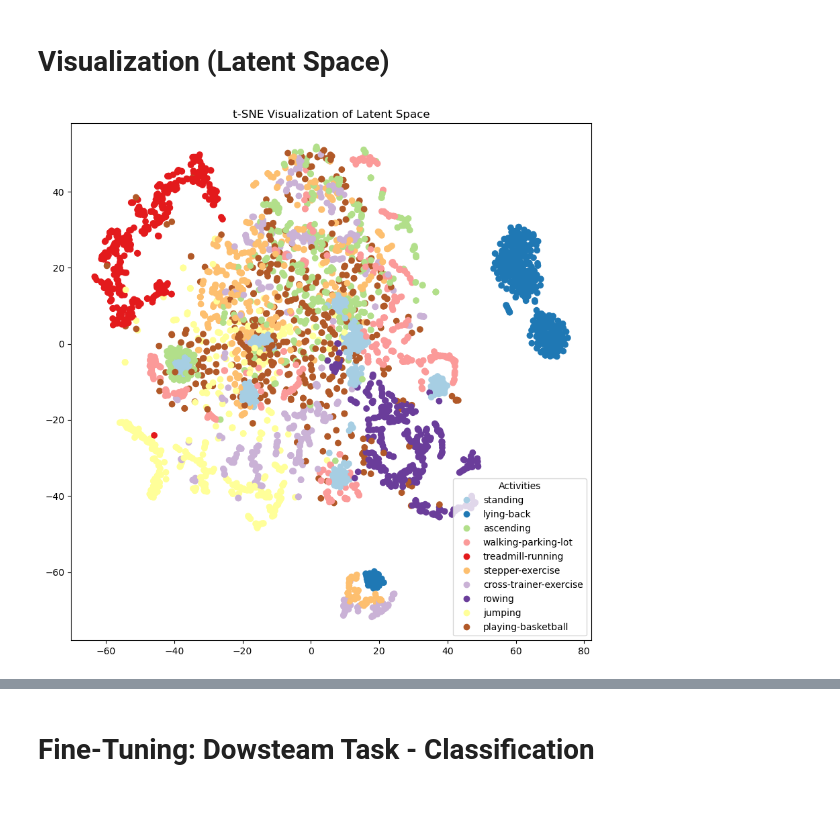
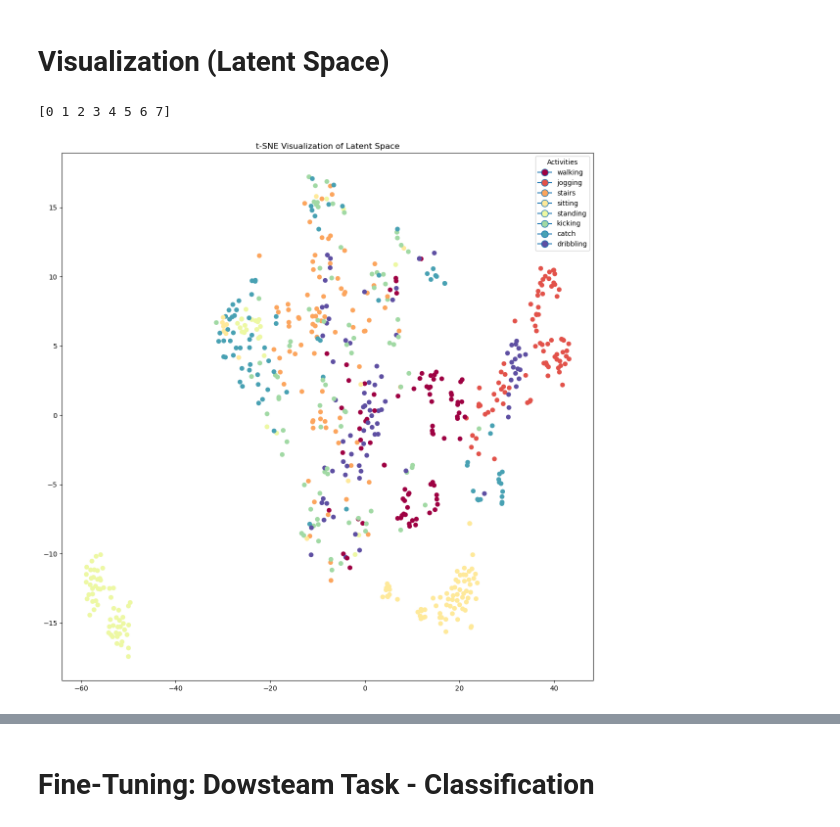
Before and after one commit to SohamKhisa/VaCDA, a Jupyter notebook: vacda.ipynb, the cells around one changed output, grey strips where cells are left out. Saved outputs shown, nothing was run; the diff lists cells and outputs as text; code cells hidden in the pictures.

```diff
--- a/vacda.ipynb
+++ b/vacda.ipynb
@@ -199,22 +249,36 @@ DEVICE = torch.device('cuda:'+str(gpu_id) if torch.cuda.is_available() else 'cpu
 # %%
 if dataset == "DSADS":
     AXIS = 3
+    # for reading imu data
     FROM = 0
     TO = FROM+3
+    # for activity label
     START = 4
     END = 5
 elif dataset == "OPP":
     AXIS = 3
+    # for reading imu data
     FROM = 0
     TO = FROM+3
+    # for activity label
     START = 3
     END = 4
 elif dataset == "PAMAP":
     AXIS = 3
+    # for reading imu data
     FROM = 0
     TO = FROM+3
+    # for activity label
     START = 4
     END = 5
+elif dataset == "WISDM":
+    AXIS = 3
+    # for reading imu data
+    FROM = 2
+    TO = FROM+3
+    # for activity label
+    START = 1
+    END = 2
 # %%
 if task == "Cross-Position":
     if dataset == "DSADS":
@@ -859,7 +905,6 @@ log_file = open(log_filename, "w")
 #============================
 # Training
 #============================
-global_steps = 0
 # train loop
 for epoch in tqdm.tqdm(range(N_EPOCH), desc='total progress'):
     encoder.train()
@@ -928,7 +973,7 @@ for epoch in tqdm.tqdm(range(N_EPOCH), desc='total progress'):
 
         # ==========KL divergence=========
         kld = -0.5 * torch.sum(1 + logvar - mu.pow(2) - logvar.exp())
-        kldAug = -0.5 * torch.sum(1 + logvarAug - muAug.pow(2) - logvarAug.exp())
+        # kldAug = -0.5 * torch.sum(1 + logvarAug - muAug.pow(2) - logvarAug.exp())
 
         # ========contrastive loss========
         # ------ contrastive loss 1 ------
@@ -1338,40 +1383,47 @@ def visualize_latent_space(encoder, data_loader1, save_dir):
 #             sample, label = sample.to(DEVICE).float(), label.to(DEVICE).long()
 
 #             #Forward pass through the encoder
 #             mu, logvar = encoder(sample)
 #             z, _, _ = reparameterize(mu, logvar)
 #             z = z.view(z.size(0), -1)
 
 #             all_latents.append(z.cpu().numpy())
 #             all_labels.append(label.cpu().numpy())
 
     # Concatenate the lists to get the complete latent space and labels
     all_latents = np.concatenate(all_latents)
     all_labels = np.concatenate(all_labels)
 
+    print(np.unique(ar=all_labels))
+
     # Apply t-SNE for dimensionality reduction
     tsne_latents = TSNE(n_components=2, random_state=42).fit_transform(all_latents)
 
     # Plot the t-SNE visualization
-    plt.figure(figsize=(10, 10))
-    scatter = plt.scatter(tsne_latents[:, 0], tsne_latents[:, 1], c=all_labels, cmap='Paired')
+    # colors = cm.get_cmap('Spectral', activity_num)
+    colors = plt.get_cmap('Spectral', activity_num)
+    plt.figure(figsize=(14, 14))
+    # scatter = plt.scatter(tsne_latents[:, 0], tsne_latents[:, 1], c=all_labels, cmap='Spectral')
+    scatter = plt.scatter(tsne_latents[:, 0], tsne_latents[:, 1], c=all_labels, cmap=colors)
 
     # Create a custom legend with the activity names
-    handles, _ = scatter.legend_elements()
-    plt.legend(handles, activities, title='Activities')
+    # handles, _ = scatter.legend_elements()
+    handles = [plt.Line2D([0], [0], marker='o', markerfacecolor=colors(i/activity_num), markersize=10, label=activity) for i, activity in enumerate(activities)]
+    plt.legend(handles=handles, title='Activities')
+    # plt.legend(handles, activities, title='Activities')
     plt.title('t-SNE Visualization of Latent Space')
     plt.savefig(save_dir)
     plt.show()
-
 
 # Load the trained VAE model
 latent_plot_save = save_path + 'latent_space'
 encoder_save_path = save_path + "encoder.pth"
 encoder = Encoder(latent_dim=latent_dim, init_channel=encoder_init_channel, last_channel=encoder_out_channel).to(DEVICE)
 encoder.load_state_dict(torch.load(encoder_save_path))
-visualize_latent_space(encoder, S_train[0], latent_plot_save)
+visualize_latent_space(encoder, T_train, latent_plot_save)
 # %% [output]
+[0 1 2 3 4 5 6 7]
-[figure, old version]
+[figure, new version]
 # %%
 def plot_losses(log_file_path, losses_to_plot, plot_save_dir):
     # Initialize dictionaries to store losses
```
Also changed, not shown: parts of 34 cells of this notebook, 7 other files.
